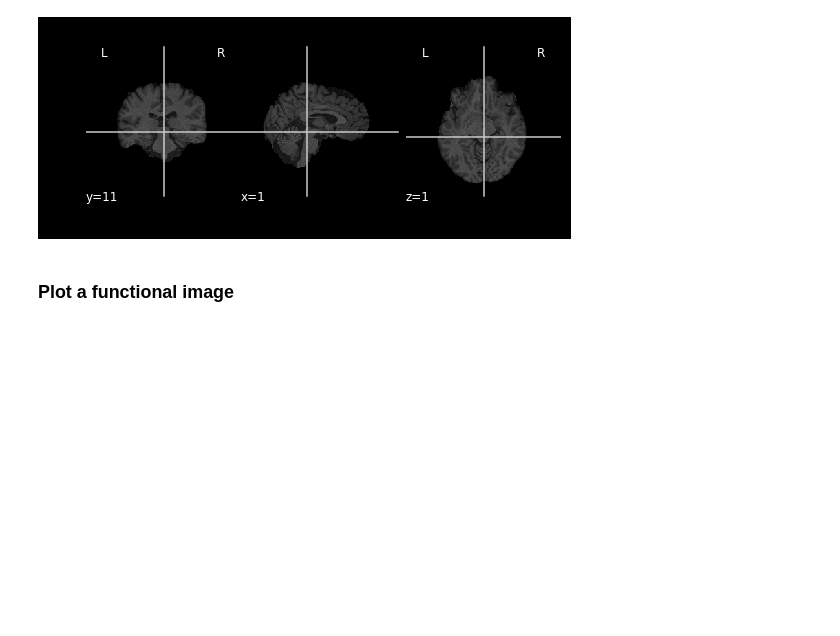
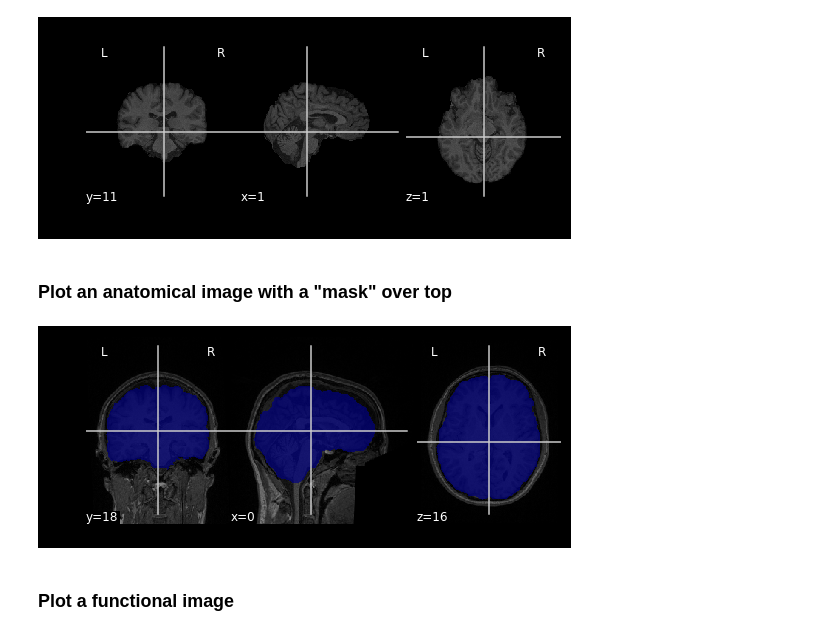
Before and after one commit to uiowa-mri-course-2018/Labs, a Jupyter notebook: 02-Lab/ImageProcessingBasics.ipynb, the cells around one changed output. Cells and saved outputs as stored; diff of their text form; code cells hidden in the pictures; blank space fills up the shorter version.

Commit message:
font color and plot_roi

```diff
--- a/02-Lab/ImageProcessingBasics.ipynb
+++ b/02-Lab/ImageProcessingBasics.ipynb
@@ -73,6 +73,14 @@ display=plotting.plot_anat(img, display_mode="ortho")
 #http://nilearn.github.io/modules/generated/nilearn.plotting.plot_anat.html#nilearn.plotting.plot_anat
 # %% [output]
 [figure]
+# %% [markdown]
+### Plot an anatomical image with a "mask" over top
+# %%
+img_wskull="../01-Lab/osfshare/sub-97-T1w_defaced.nii.gz"
+img_mask="../01-Lab/osfshare/sub-97-T1w_brain_mask.nii.gz"
+display=plotting.plot_roi(img_mask,img_wskull, display_mode="ortho")
+# %% [output]
+[figure, added]
 # %% [markdown]
 ### Plot a functional image
 # %%
```
Also changed, not shown: parts of 3 cells of this notebook.
